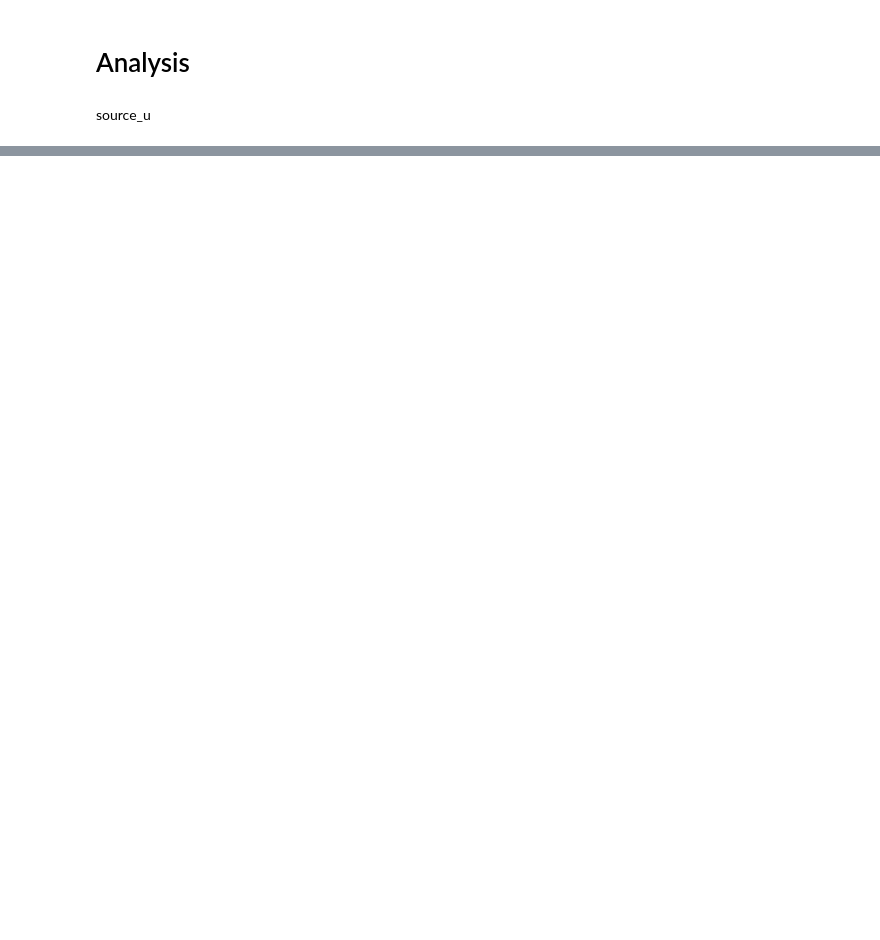
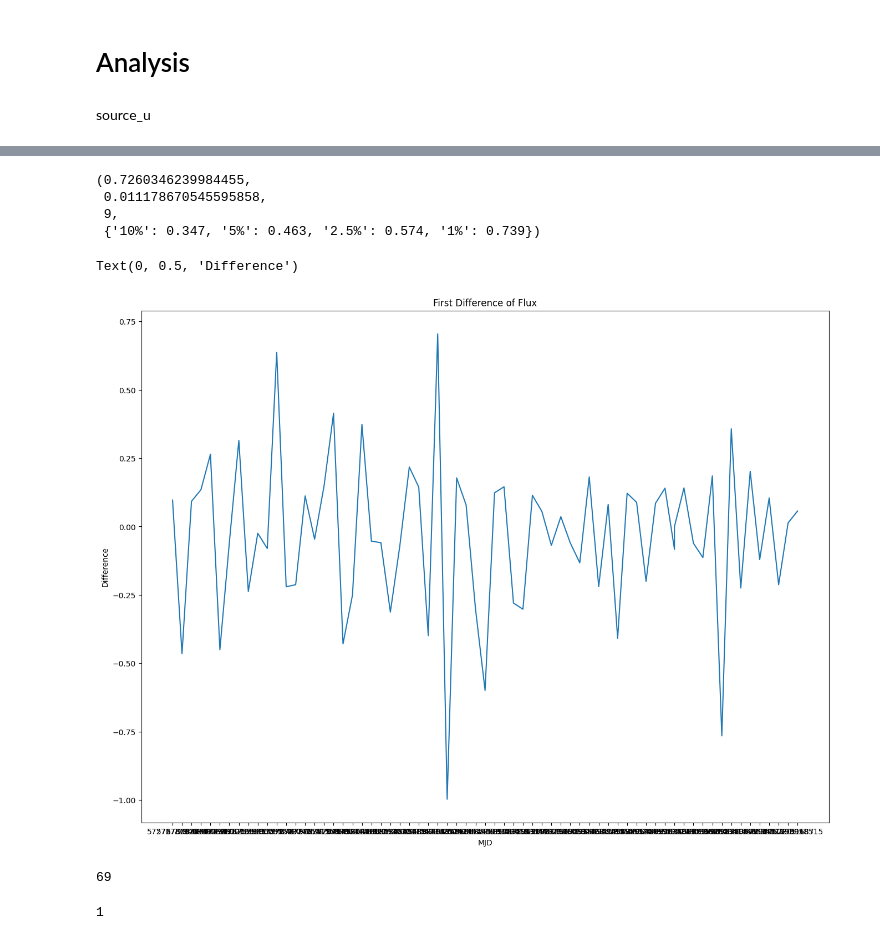
Before and after one commit to Rupal-Giri/Impfiles, a Jupyter notebook: new_data.ipynb, the cells around one changed output, grey strips where cells are left out. Saved outputs shown, nothing was run; the diff lists cells and outputs as text; code cells hidden in the pictures; blank space fills up the shorter version.

```diff
--- a/new_data.ipynb
+++ b/new_data.ipynb
@@ -199,0 +229,23 @@ plt.hist(dat_1['Flux'],bins=30)
+# %%
+tsa.stattools.kpss(dat_1['Flux'])
+# %% [output]
+(0.7260346239984455,
+ 0.011178670545595858,
+ 9,
+ {'10%': 0.347, '5%': 0.463, '2.5%': 0.574, '1%': 0.739})
+# %%
+# Ensure Flux is numeric
+flux_numeric = pd.to_numeric(dat_1_20['Flux'], errors='coerce')
+
+diff_20 = []
+for i in range(1, len(flux_numeric)):
+    diff_20.append(flux_numeric.iloc[i] - flux_numeric.iloc[i-1])
+diff_20 = pd.Series(diff_20)
+diff_20.index = dat_1_20['#MJD'][1:]
+plt.plot(diff_20)
+plt.title('First Difference of Flux')
+plt.xlabel('MJD')
+plt.ylabel('Difference')
+# %% [output]
+Text(0, 0.5, 'Difference')
+[figure, added]
@@ -199,0 +259,10 @@ plt.hist(dat_1['Flux'],bins=30)
+# %%
+np.mean(f)
+len(f)
+# %% [output]
+69
+# %%
+ti = np.arange(1,len(f)+1)
+ti[0]
+# %% [output]
+1
```
Also changed, not shown: parts of 7 cells of this notebook.
